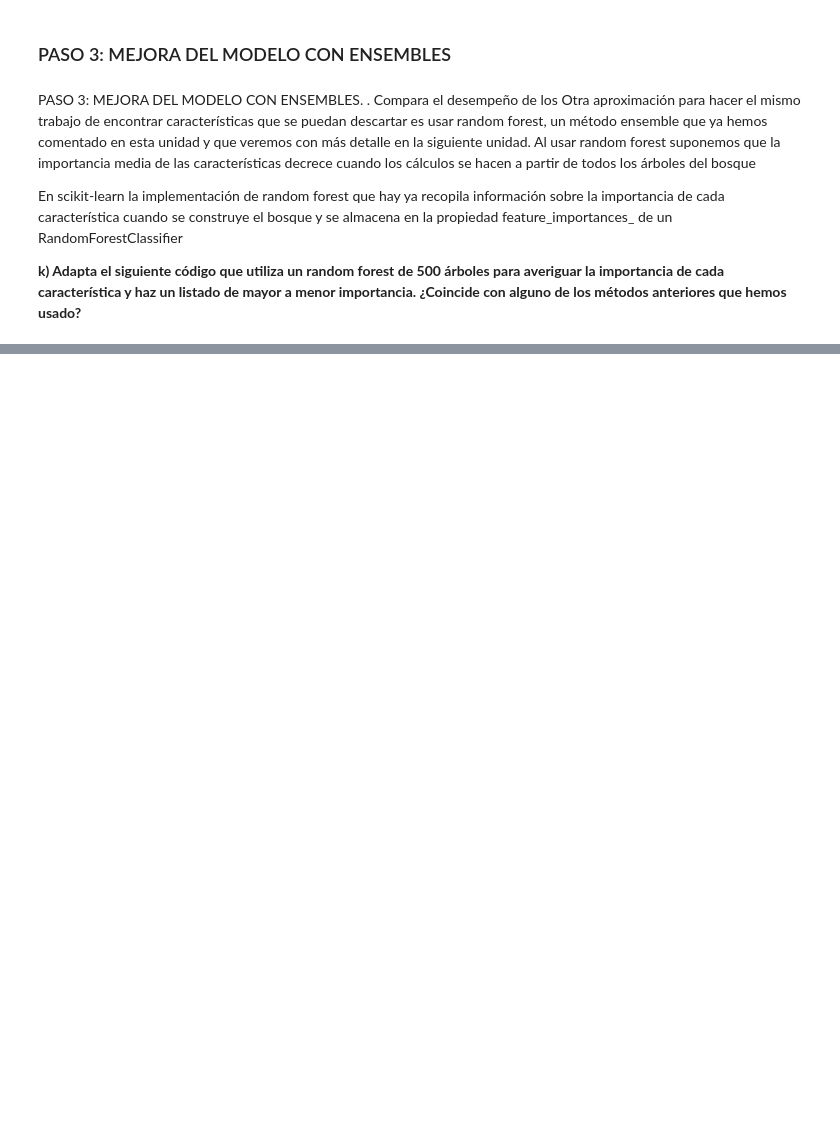
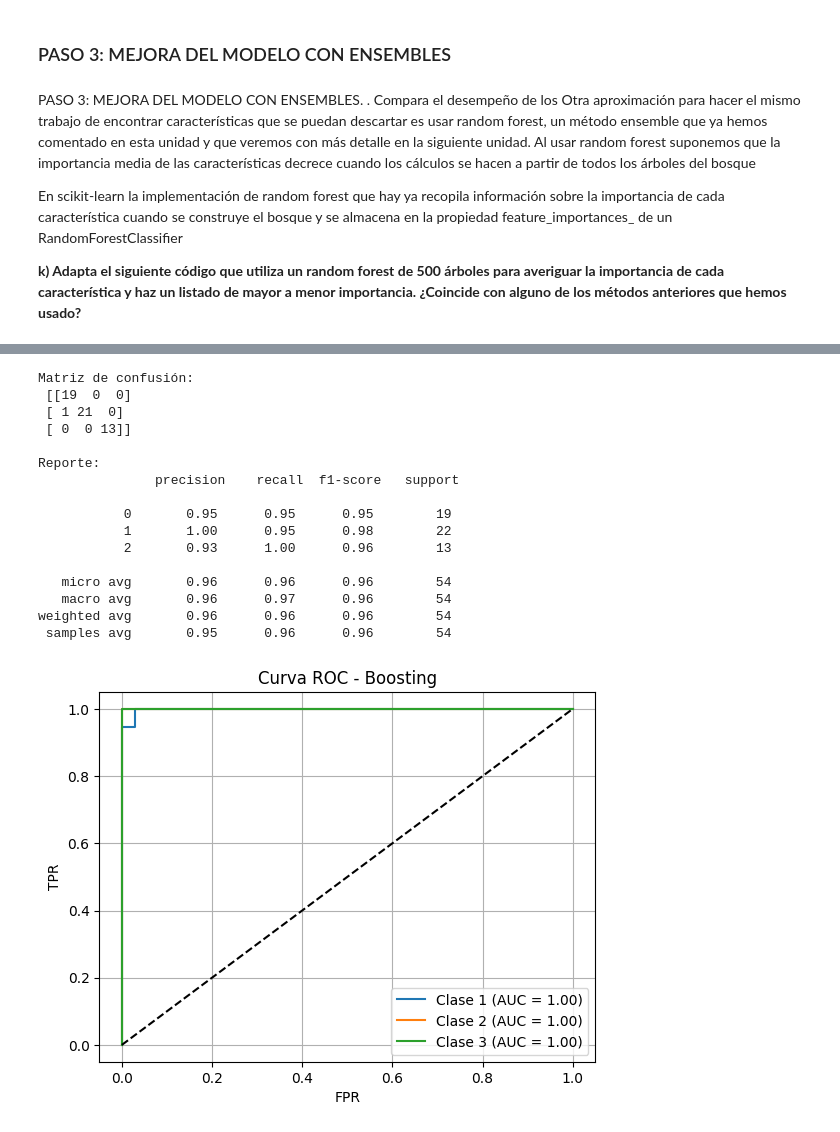
Before and after one commit to JuanMP/Sistemas-de-Aprendizaje, a Jupyter notebook: UD02/Clasificación/saa_02_p04_a3_JMP.ipynb, the cells around one changed output, grey strips where cells are left out. Cells and saved outputs as stored; diff of their text form; code cells hidden in the pictures; blank space fills up the shorter version.

```diff
--- a/UD02/Clasificación/saa_02_p04_a3_JMP.ipynb
+++ b/UD02/Clasificación/saa_02_p04_a3_JMP.ipynb
@@ -678,0 +637,44 @@ def evaluar_modelo(modelo, X_train, X_test, y_train, y_test, nombre="modelo", gu
+# %%
+from sklearn.ensemble import AdaBoostClassifier
+
+model5 = OneVsRestClassifier(AdaBoostClassifier(n_estimators=50, random_state=42))
+model5.fit(X_train, y_train_bin)
+y_pred5 = model5.predict(X_test)
+y_score5 = model5.predict_proba(X_test)
+
+print("Matriz de confusión:\n", confusion_matrix(y_test_bin.argmax(axis=1), y_pred5.argmax(axis=1)))
+print("\nReporte:\n", classification_report(y_test_bin, y_pred5))
+
+fpr5, tpr5, roc_auc5 = {}, {}, {}
+for i in range(y_test_bin.shape[1]):
+    fpr5[i], tpr5[i], _ = roc_curve(y_test_bin[:, i], y_score5[:, i])
+    roc_auc5[i] = auc(fpr5[i], tpr5[i])
+
+plt.figure()
+for i in range(y_test_bin.shape[1]):
+    plt.plot(fpr5[i], tpr5[i], label=f"Clase {i+1} (AUC = {roc_auc5[i]:.2f})")
+plt.plot([0,1],[0,1],'k--')
+plt.title("Curva ROC - Boosting")
+plt.xlabel("FPR")
+plt.ylabel("TPR")
+plt.legend()
+plt.grid()
+plt.show()
+# %% [output]
+Matriz de confusión:
+ [[19  0  0]
+ [ 1 21  0]
+ [ 0  0 13]]
+
+Reporte:
+               precision    recall  f1-score   support
+
+           0       0.95      0.95      0.95        19
+           1       1.00      0.95      0.98        22
+           2       0.93      1.00      0.96        13
+
+   micro avg       0.96      0.96      0.96        54
+   macro avg       0.96      0.97      0.96        54
+weighted avg       0.96      0.96      0.96        54
+ samples avg       0.95      0.96      0.96        54
+[figure, added]
```
Also changed, not shown: parts of 26 cells of this notebook, 5 other files.
